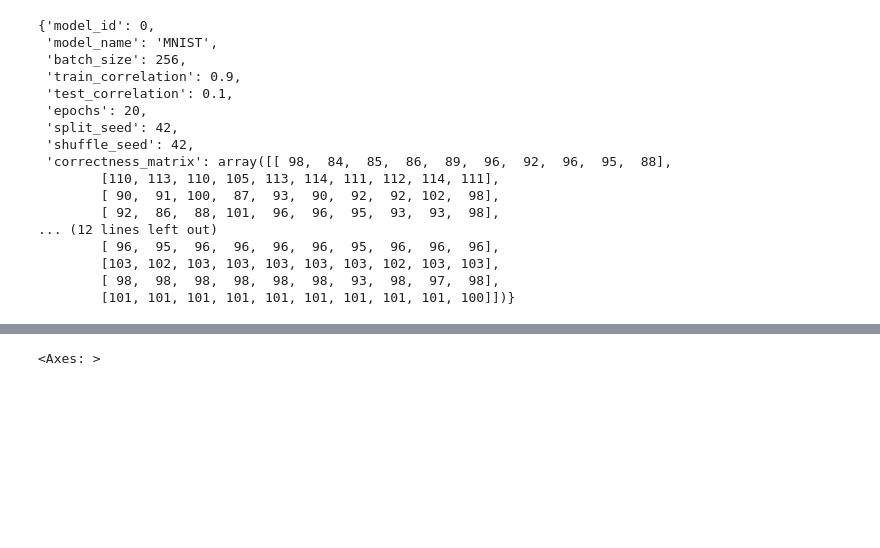
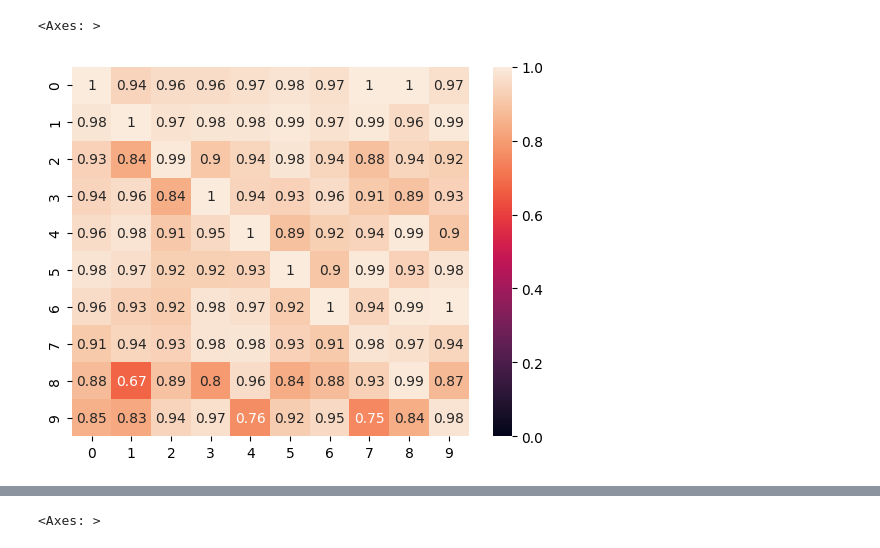
Before and after one commit to vitryt/label-free-bias-identification, a Jupyter notebook: data_recovery.ipynb, the cells around one changed output, grey strips where cells are left out. Saved outputs shown, nothing was run; the diff lists cells and outputs as text; code cells hidden in the pictures; blank space fills up the shorter version.

```diff
--- a/data_recovery.ipynb
+++ b/data_recovery.ipynb
@@ -37,25 +37,10 @@ sys.path
 # %%
 exp_id = 0
 exp_name = "MNIST"
 with open("models/" + exp_name + "/model_" + str(exp_id) + ".pkl", "rb") as f:
     model_res = pkl.load(f)
-model_res
+sb.heatmap(model_res["correctness_matrix"]/model_res["appearance_matrix"], vmin=0, vmax=1, annot=True)
 # %% [output]
-{'model_id': 0,
- 'model_name': 'MNIST',
- 'batch_size': 256,
- 'train_correlation': 0.9,
- 'test_correlation': 0.1,
- 'epochs': 20,
- 'split_seed': 42,
- 'shuffle_seed': 42,
- 'correctness_matrix': array([[ 98,  84,  85,  86,  89,  96,  92,  96,  95,  88],
-        [110, 113, 110, 105, 113, 114, 111, 112, 114, 111],
-        [ 90,  91, 100,  87,  93,  90,  92,  92, 102,  98],
-        [ 92,  86,  88, 101,  96,  96,  95,  93,  93,  98],
-... (12 lines left out)
-        [ 96,  95,  96,  96,  96,  96,  95,  96,  96,  96],
-        [103, 102, 103, 103, 103, 103, 103, 102, 103, 103],
-        [ 98,  98,  98,  98,  98,  98,  93,  98,  97,  98],
-        [101, 101, 101, 101, 101, 101, 101, 101, 101, 100]])}
+<Axes: >
+[figure, added]
 # %%
```
Also changed, not shown: parts of 7 cells of this notebook, 4 other files.
